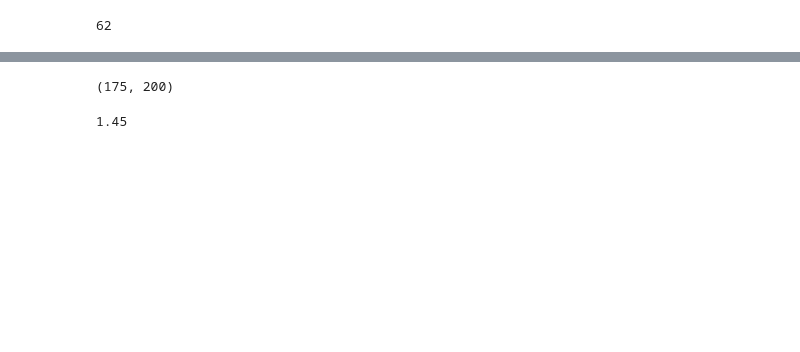
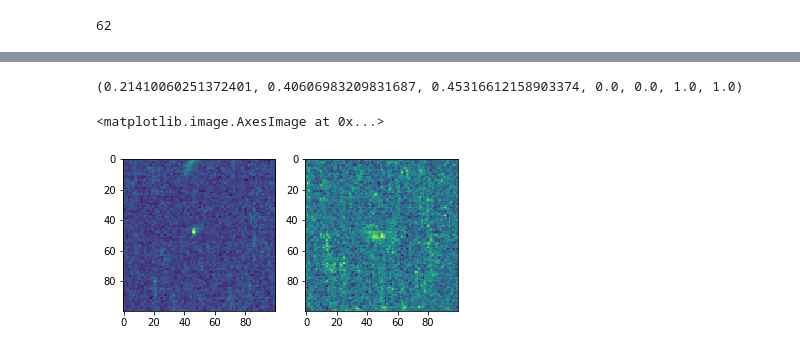
Before and after one commit to roberttoyonaga/HSTLens, a Jupyter notebook: merge_lens_and_cutouts.ipynb, the cells around one changed output, grey strips where cells are left out. Drawn from its saved outputs; the diff is of its cells as text; code cells hidden in the pictures; blank space fills up the shorter version.

```diff
--- a/merge_lens_and_cutouts.ipynb
+++ b/merge_lens_and_cutouts.ipynb
@@ -317,9 +189,0 @@ lens = fits.open("pixel0.fits")[0].data
-# %%
-lens.shape
-# %% [output]
-(175, 200)
-# %%
-import random
-(float(random.randint(101,151))/100.)
-# %% [output]
-1.45
@@ -325,0 +202,16 @@ import random
+# %%
+#For testing diff between negatives and merged images
+
+im=34
+m = fits.open("/run/media/toyonagar/Lexar/merged/merged_"+str(im)+".fits")[0].data
+m1 = fits.open("/run/media/toyonagar/Lexar/merged1/merged_"+str(im)+".fits")[0].data
+o = fits.open("/run/media/toyonagar/Lexar/negatives/out"+str(im)+".fits")[0].data
+print (m.mean(), o.mean(), m1.mean(), m.min(), o.min() ,m.max(), o.max())
+plt.subplot(121)
+plt.imshow(m)
+plt.subplot(122)
+plt.imshow(o)
+# %% [output]
+(0.21410060251372401, 0.40606983209831687, 0.45316612158903374, 0.0, 0.0, 1.0, 1.0)
+<matplotlib.image.AxesImage at 0x...>
+[figure, added]
```
Also changed, not shown: parts of 27 cells of this notebook, 18 other files.
